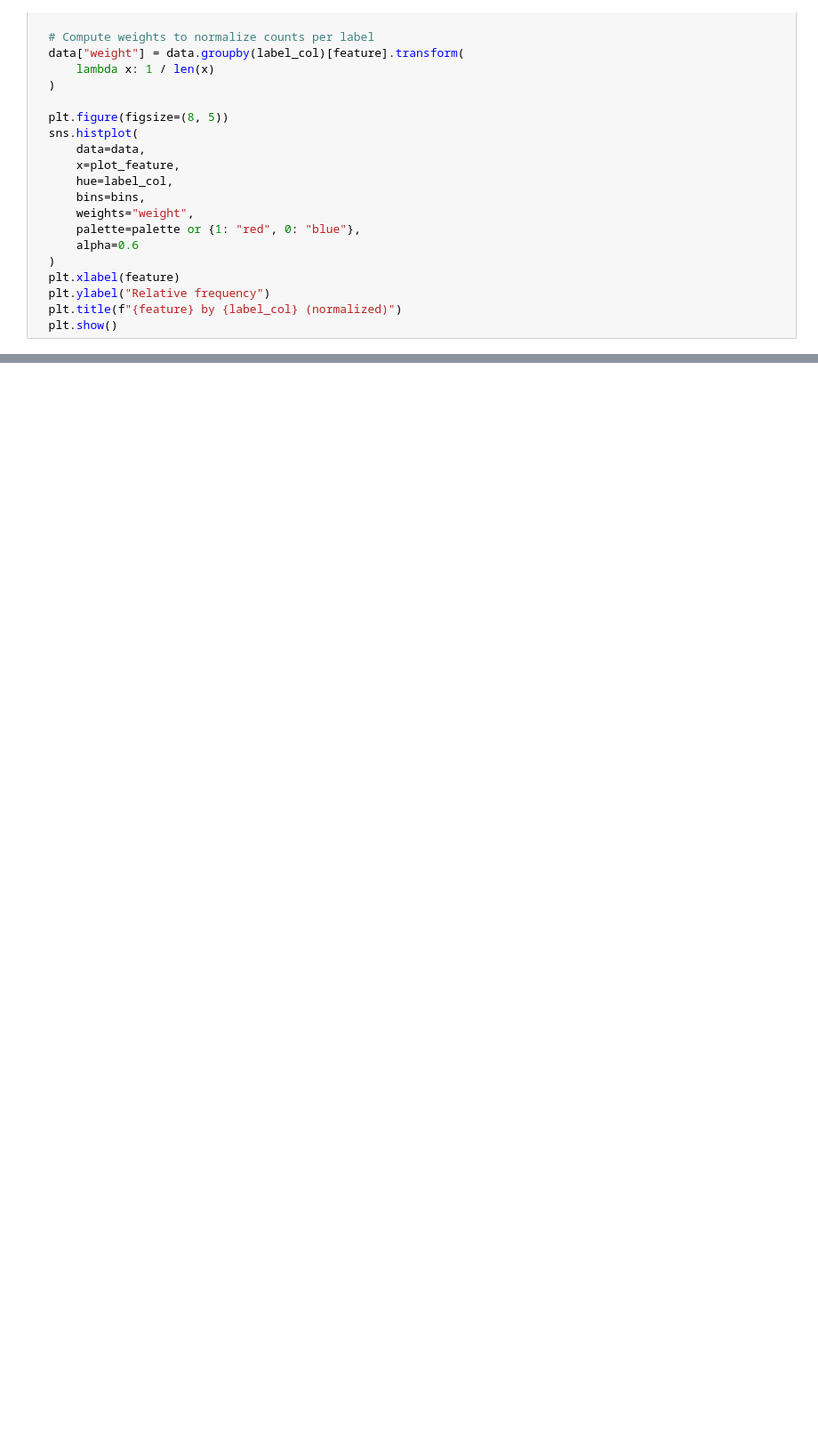
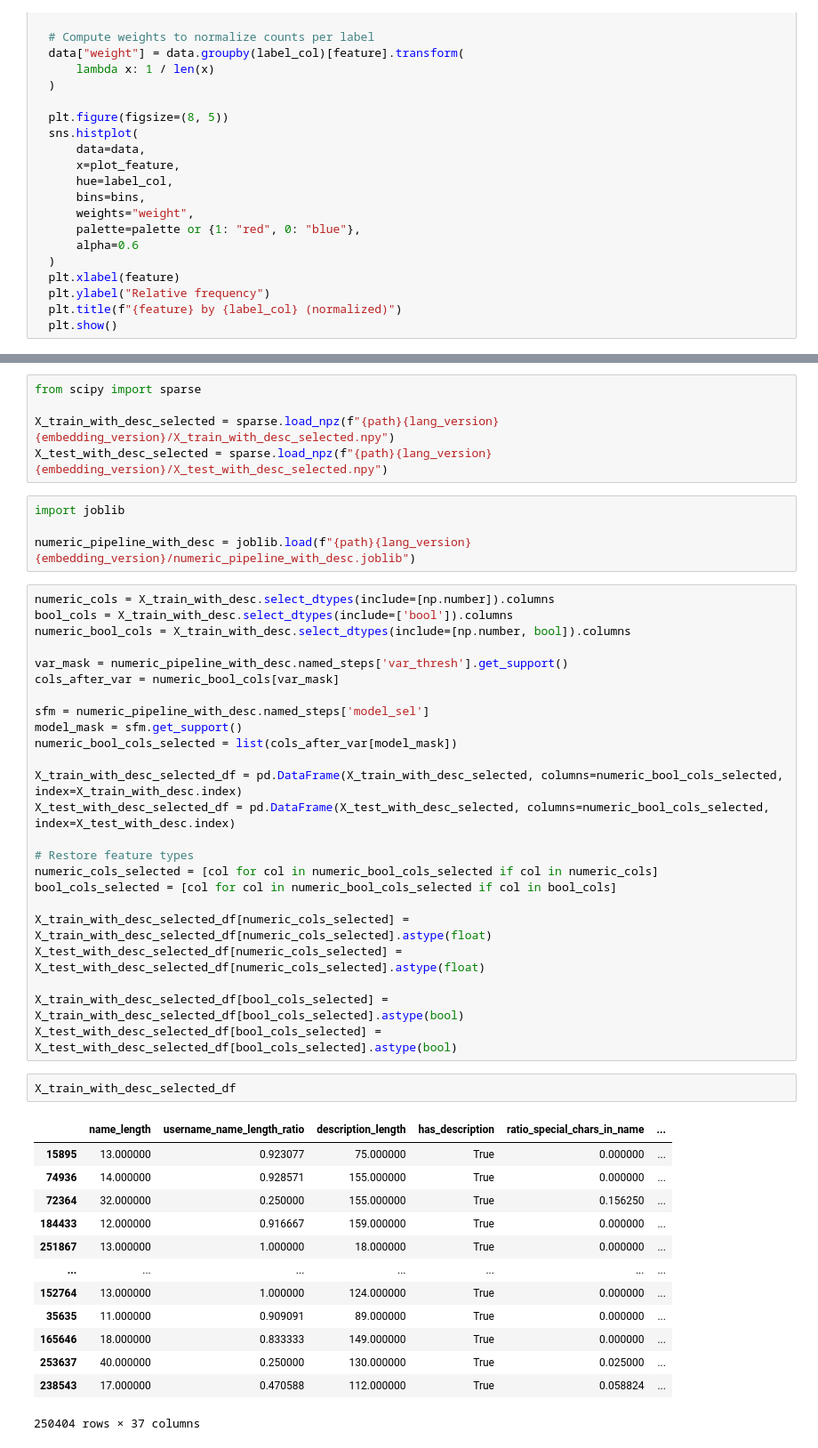
Before and after one commit to julwdo/thesis, a Jupyter notebook: 01_codes/03_nlp_project_main_old.ipynb, the cells around one changed output, grey strips where cells are left out. Shown at 89% size. Cells and saved outputs as stored; diff of their text form; blank space fills up the shorter version.

```diff
--- a/01_codes/03_nlp_project_main_old.ipynb
+++ b/01_codes/03_nlp_project_main_old.ipynb
@@ -1761,0 +1915,49 @@ X_train_new_scaled.head()
+# %%
+from scipy import sparse
+
+X_train_with_desc_selected = sparse.load_npz(f"{path}{lang_version}{embedding_version}/X_train_with_desc_selected.npy")
+X_test_with_desc_selected = sparse.load_npz(f"{path}{lang_version}{embedding_version}/X_test_with_desc_selected.npy")
+# %%
+import joblib
+
+numeric_pipeline_with_desc = joblib.load(f"{path}{lang_version}{embedding_version}/numeric_pipeline_with_desc.joblib")
+# %%
+numeric_cols = X_train_with_desc.select_dtypes(include=[np.number]).columns
+bool_cols = X_train_with_desc.select_dtypes(include=['bool']).columns
+numeric_bool_cols = X_train_with_desc.select_dtypes(include=[np.number, bool]).columns
+
+var_mask = numeric_pipeline_with_desc.named_steps['var_thresh'].get_support()
+cols_after_var = numeric_bool_cols[var_mask]
+
+sfm = numeric_pipeline_with_desc.named_steps['model_sel']
+model_mask = sfm.get_support()
+numeric_bool_cols_selected = list(cols_after_var[model_mask])
+
+X_train_with_desc_selected_df = pd.DataFrame(X_train_with_desc_selected, columns=numeric_bool_cols_selected, index=X_train_with_desc.index)
+X_test_with_desc_selected_df = pd.DataFrame(X_test_with_desc_selected, columns=numeric_bool_cols_selected, index=X_test_with_desc.index)
+
+# Restore feature types
+numeric_cols_selected = [col for col in numeric_bool_cols_selected if col in numeric_cols]
+bool_cols_selected = [col for col in numeric_bool_cols_selected if col in bool_cols]
+
+X_train_with_desc_selected_df[numeric_cols_selected] = X_train_with_desc_selected_df[numeric_cols_selected].astype(float)
+X_test_with_desc_selected_df[numeric_cols_selected] = X_test_with_desc_selected_df[numeric_cols_selected].astype(float)
+
+X_train_with_desc_selected_df[bool_cols_selected] = X_train_with_desc_selected_df[bool_cols_selected].astype(bool)
+X_test_with_desc_selected_df[bool_cols_selected] = X_test_with_desc_selected_df[bool_cols_selected].astype(bool)
+# %%
+X_train_with_desc_selected_df
+# %% [output]
+|  | name_length | username_name_length_ratio | description_length | has_description | ratio_special_chars_in_name | ... |
+| 15895 | 13.000000 | 0.923077 | 75.000000 | True | 0.000000 | ... |
+| 74936 | 14.000000 | 0.928571 | 155.000000 | True | 0.000000 | ... |
+| 72364 | 32.000000 | 0.250000 | 155.000000 | True | 0.156250 | ... |
+| 184433 | 12.000000 | 0.916667 | 159.000000 | True | 0.000000 | ... |
+| 251867 | 13.000000 | 1.000000 | 18.000000 | True | 0.000000 | ... |
+| ... | ... | ... | ... | ... | ... | ... |
+| 152764 | 13.000000 | 1.000000 | 124.000000 | True | 0.000000 | ... |
+| 35635 | 11.000000 | 0.909091 | 89.000000 | True | 0.000000 | ... |
+| 165646 | 18.000000 | 0.833333 | 149.000000 | True | 0.000000 | ... |
+| 253637 | 40.000000 | 0.250000 | 130.000000 | True | 0.025000 | ... |
+| 238543 | 17.000000 | 0.470588 | 112.000000 | True | 0.058824 | ... |
+250404 rows × 37 columns
```
Also changed, not shown: parts of 28 cells of this notebook.
